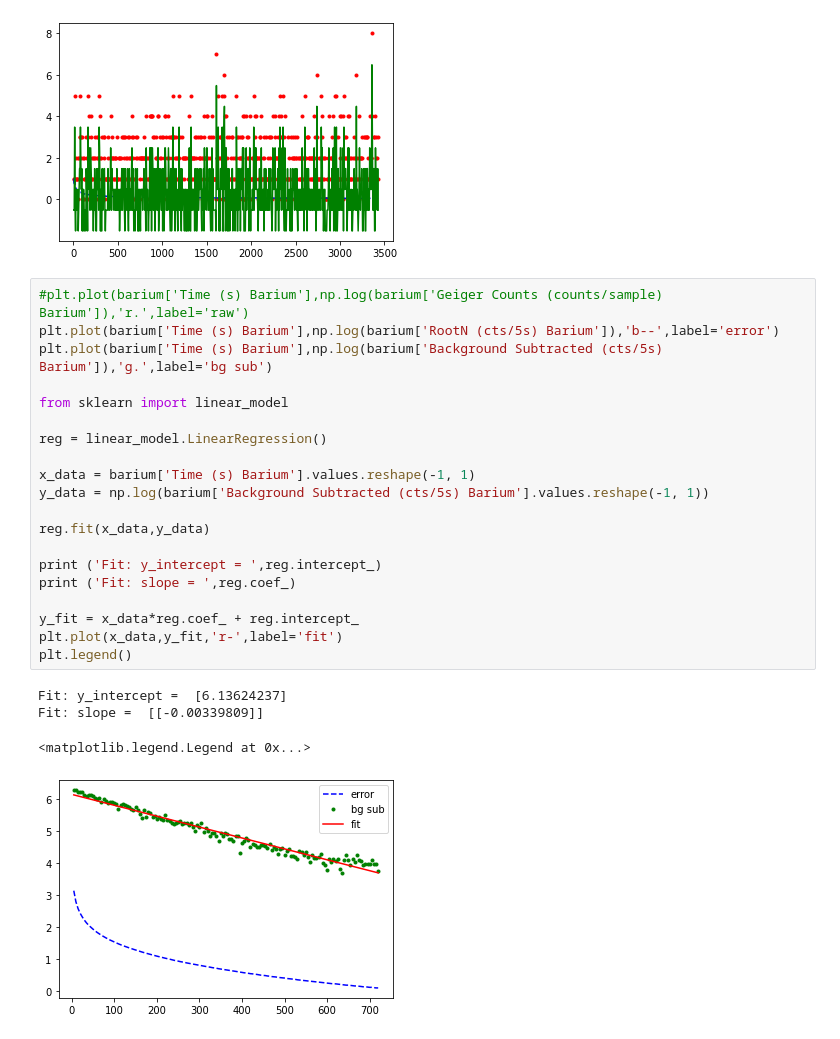
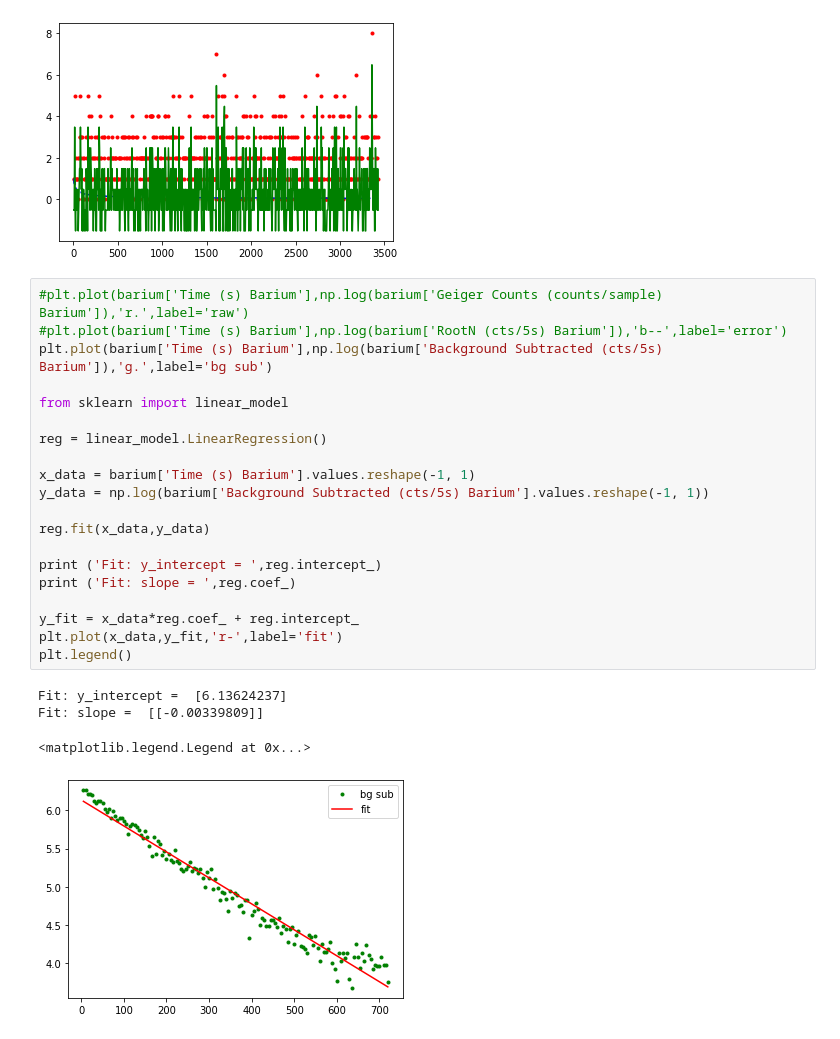
Before and after one commit to nmack21/PhysicsLabs, a Jupyter notebook: PHYS201/RadioactivityLab.ipynb, the cells around one changed output. Drawn from its saved outputs; the diff is of its cells as text.

```diff
--- a/PHYS201/RadioactivityLab.ipynb
+++ b/PHYS201/RadioactivityLab.ipynb
@@ -114,29 +114,29 @@ Counts =  1231.0  Time =  3430.0  Rate =  21.533527696793  +/-  0.61374244173232
 [figure]
 # %%
 #plt.plot(barium['Time (s) Barium'],np.log(barium['Geiger Counts (counts/sample) Barium']),'r.',label='raw')
-plt.plot(barium['Time (s) Barium'],np.log(barium['RootN (cts/5s) Barium']),'b--',label='error')
+#plt.plot(barium['Time (s) Barium'],np.log(barium['RootN (cts/5s) Barium']),'b--',label='error')
 plt.plot(barium['Time (s) Barium'],np.log(barium['Background Subtracted (cts/5s) Barium']),'g.',label='bg sub')
 
 from sklearn import linear_model
 
 reg = linear_model.LinearRegression()
 
 x_data = barium['Time (s) Barium'].values.reshape(-1, 1)
 y_data = np.log(barium['Background Subtracted (cts/5s) Barium'].values.reshape(-1, 1))
 
 reg.fit(x_data,y_data)
 
 print ('Fit: y_intercept = ',reg.intercept_)
 print ('Fit: slope = ',reg.coef_)
 
 y_fit = x_data*reg.coef_ + reg.intercept_
 plt.plot(x_data,y_fit,'r-',label='fit')
 plt.legend()
 # %% [output]
 Fit: y_intercept =  [6.13624237]
 Fit: slope =  [[-0.00339809]]
 <matplotlib.legend.Legend at 0x...>
-[figure, old version]
+[figure, new version]
 # %%
 barium2 = barium[barium['Time (s) Barium'] < 450]
 
```
Also changed, not shown: parts of 3 cells of this notebook.
